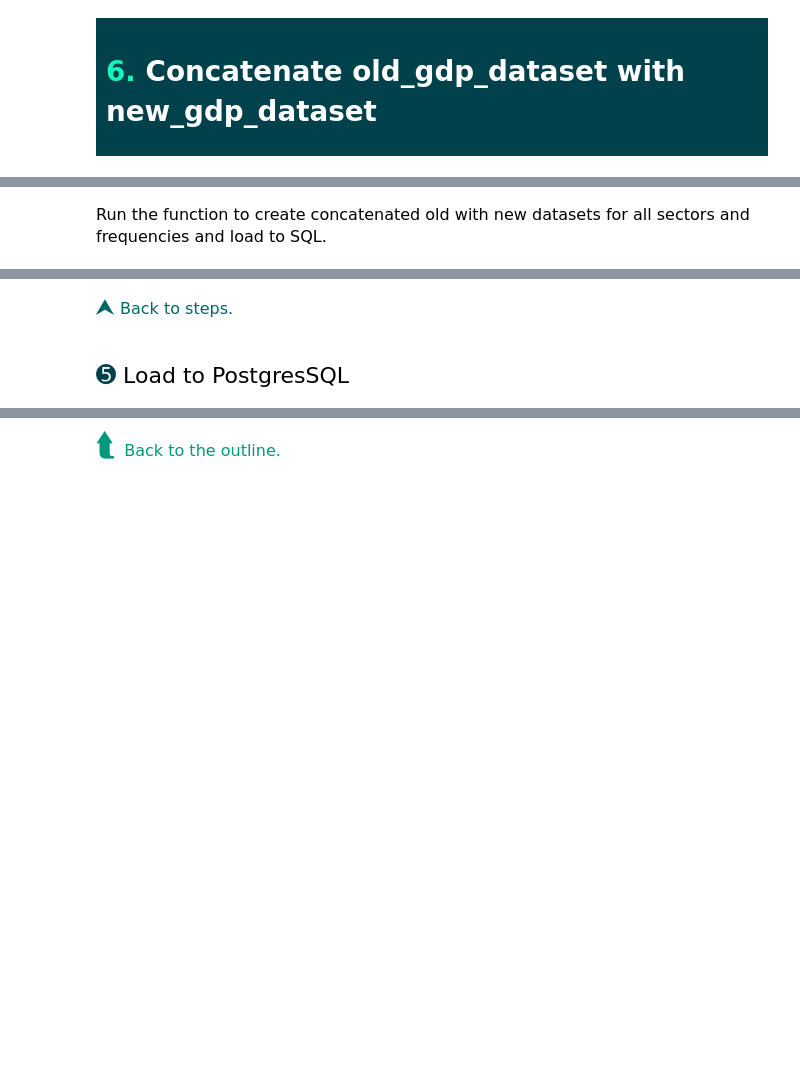
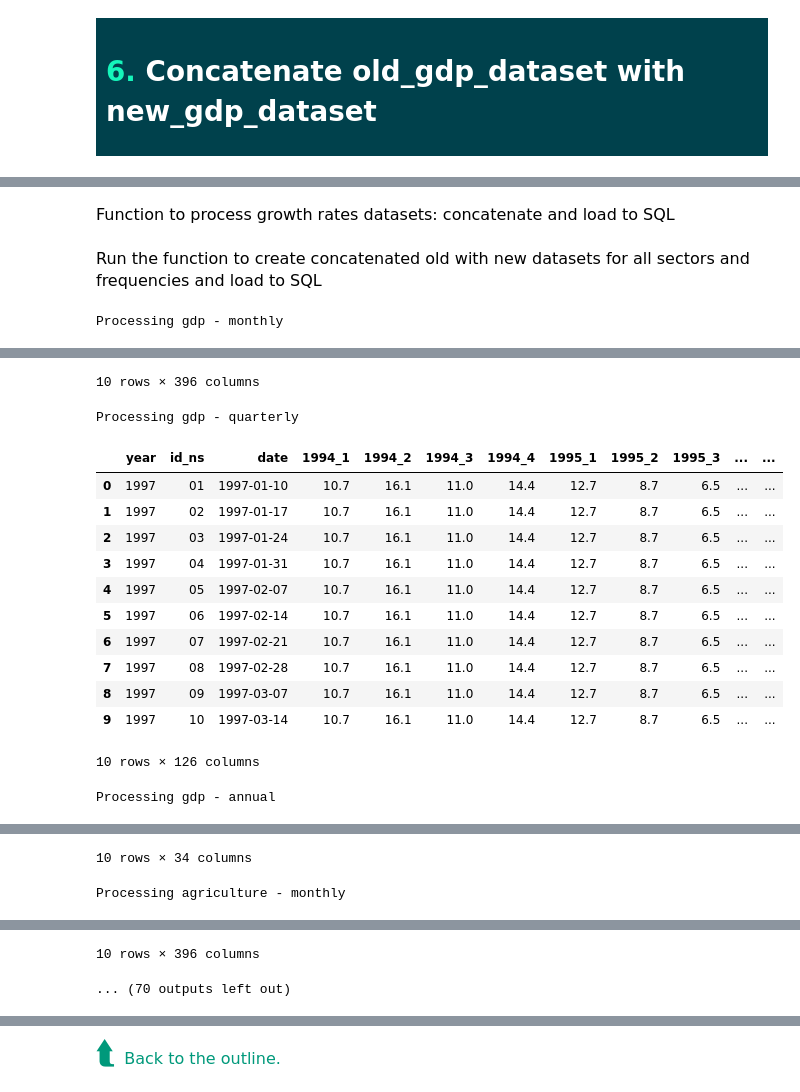
Before and after one commit to JasonCruz18/peru_gdp_revisions, a Jupyter notebook: gdp_revisions_datasets/aux_files_to_sql.ipynb, the cells around one changed output, grey strips where cells are left out. Cells and saved outputs as stored; diff of their text form; code cells hidden in the pictures; blank space fills up the shorter version.

```diff
--- a/gdp_revisions_datasets/aux_files_to_sql.ipynb
+++ b/gdp_revisions_datasets/aux_files_to_sql.ipynb
@@ -561,2 +540,8 @@ frequencies = ["monthly", "quarterly", "annual"]
+# %%
+def concatenate_old_new(df1, df2):
+
+    concatenated_df = pd.concat([df1, df2], ignore_index=True) # Concatenate the dataframes
+
+    return concatenated_df
 # %% [markdown]
 <div style="text-align: left; font-family: 'PT Serif Pro Book'; color: dark; font-size:16px">
@@ -568,11 +565,41 @@ frequencies = ["monthly", "quarterly", "annual"]
+# %% [markdown]
+<div style="text-align: left; font-family: 'PT Serif Pro Book'; color: dark; font-size:16px">
+    Function to process growth rates datasets: concatenate and load to SQL
+    <div/>
+# %%
+def process_growth_rates(sector, frequency):
+    # Create a DataFrame from the old growth rates table
+    query_1 = f"SELECT * FROM old_{sector}_{frequency}_growth_rates;"
+    df_1 = pd.read_sql(query_1, engine)
+
+    # Create a DataFrame from the new growth rates table
+    query_2 = f"SELECT * FROM new_{sector}_{frequency}_growth_rates;"
+    df_2 = pd.read_sql(query_2, engine)
+
+    # Call your custom function to concatenate the datasets
+    result_df = concatenate_old_new(df_1, df_2)
+
+    # Save the resulting DataFrame back to the database
+    result_df.to_sql(f'{sector}_{frequency}_growth_rates', engine, index=False, if_exists='replace')
+
+    return result_df
 # %% [markdown]
 <div style="text-align: left; font-family: 'PT Serif Pro Book'; color: dark; font-size:16px">
-    Run the function to create concatenated old with new datasets for all sectors and frequencies and load to SQL.
+    Run the function to create concatenated old with new datasets for all sectors and frequencies and load to SQL
     <div/>
 # %%
-# Ejecutar todas las combinaciones
+# Initialize counter
+processed_datasets = 0
+
+# Process all combinations
 for sector in sectors:
     for frequency in frequencies:
         print(f"Processing {sector} - {frequency}")
-        df = process_growth_rates_datasets(sector, frequency)
-        display(df.head(10))  # Muestra las primeras 10 filas
+        df = process_growth_rates(sector, frequency)
+        display(df.head(10))  # Display the first 10 rows
+        processed_datasets += 1  # Increment counter
+
+# Display total number of processed datasets
+print(f"Total datasets processed: {processed_datasets}")
+# %% [output]
+Processing gdp - monthly
@@ -578,0 +617,15 @@ for sector in sectors:
+10 rows × 396 columns
+Processing gdp - quarterly
+|  | year | id_ns | date | 1994_1 | 1994_2 | 1994_3 | 1994_4 | 1995_1 | 1995_2 | 1995_3 | ... | ... |
+| 0 | 1997 | 01 | 1997-01-10 | 10.7 | 16.1 | 11.0 | 14.4 | 12.7 | 8.7 | 6.5 | ... | ... |
+| 1 | 1997 | 02 | 1997-01-17 | 10.7 | 16.1 | 11.0 | 14.4 | 12.7 | 8.7 | 6.5 | ... | ... |
+| 2 | 1997 | 03 | 1997-01-24 | 10.7 | 16.1 | 11.0 | 14.4 | 12.7 | 8.7 | 6.5 | ... | ... |
+| 3 | 1997 | 04 | 1997-01-31 | 10.7 | 16.1 | 11.0 | 14.4 | 12.7 | 8.7 | 6.5 | ... | ... |
+| 4 | 1997 | 05 | 1997-02-07 | 10.7 | 16.1 | 11.0 | 14.4 | 12.7 | 8.7 | 6.5 | ... | ... |
+| 5 | 1997 | 06 | 1997-02-14 | 10.7 | 16.1 | 11.0 | 14.4 | 12.7 | 8.7 | 6.5 | ... | ... |
+| 6 | 1997 | 07 | 1997-02-21 | 10.7 | 16.1 | 11.0 | 14.4 | 12.7 | 8.7 | 6.5 | ... | ... |
+| 7 | 1997 | 08 | 1997-02-28 | 10.7 | 16.1 | 11.0 | 14.4 | 12.7 | 8.7 | 6.5 | ... | ... |
+| 8 | 1997 | 09 | 1997-03-07 | 10.7 | 16.1 | 11.0 | 14.4 | 12.7 | 8.7 | 6.5 | ... | ... |
+| 9 | 1997 | 10 | 1997-03-14 | 10.7 | 16.1 | 11.0 | 14.4 | 12.7 | 8.7 | 6.5 | ... | ... |
+10 rows × 126 columns
+Processing gdp - annual
@@ -578,0 +643,2 @@ for sector in sectors:
+10 rows × 34 columns
+Processing agriculture - monthly
@@ -579,15 +656,2 @@ for sector in sectors:
+10 rows × 396 columns
+... (70 outputs left out)
-# %% [markdown]
-<div style="font-family: PT Serif Pro Book; text-align: left; color: dark; font-size: 16px;">
-    <span style="font-size: 20px; color: rgb(255, 32, 78); font-weight: bold;">
-        <a href="#steps-5" style="color: #006769; text-decoration: none;">⮝</a>
-    </span>
-    <a href="#steps-5" style="color: #006769; text-decoration: none;">Back to steps.</a>
-</div>
-# %% [markdown]
-<div id="step-6-5">
-   <!-- Contenido de la celda de destino -->
-</div>
-# %% [markdown]
-<div style="text-align: left; font-family: 'PT Serif Pro Book'; font-size:22px">
-    <span style="font-size: 24px; color: rgb(0, 65, 75)">&#10126;</span> <span>Load to PostgresSQL</span>
-  </div>
```
Also changed, not shown: parts of 31 cells of this notebook, 1 other file.
